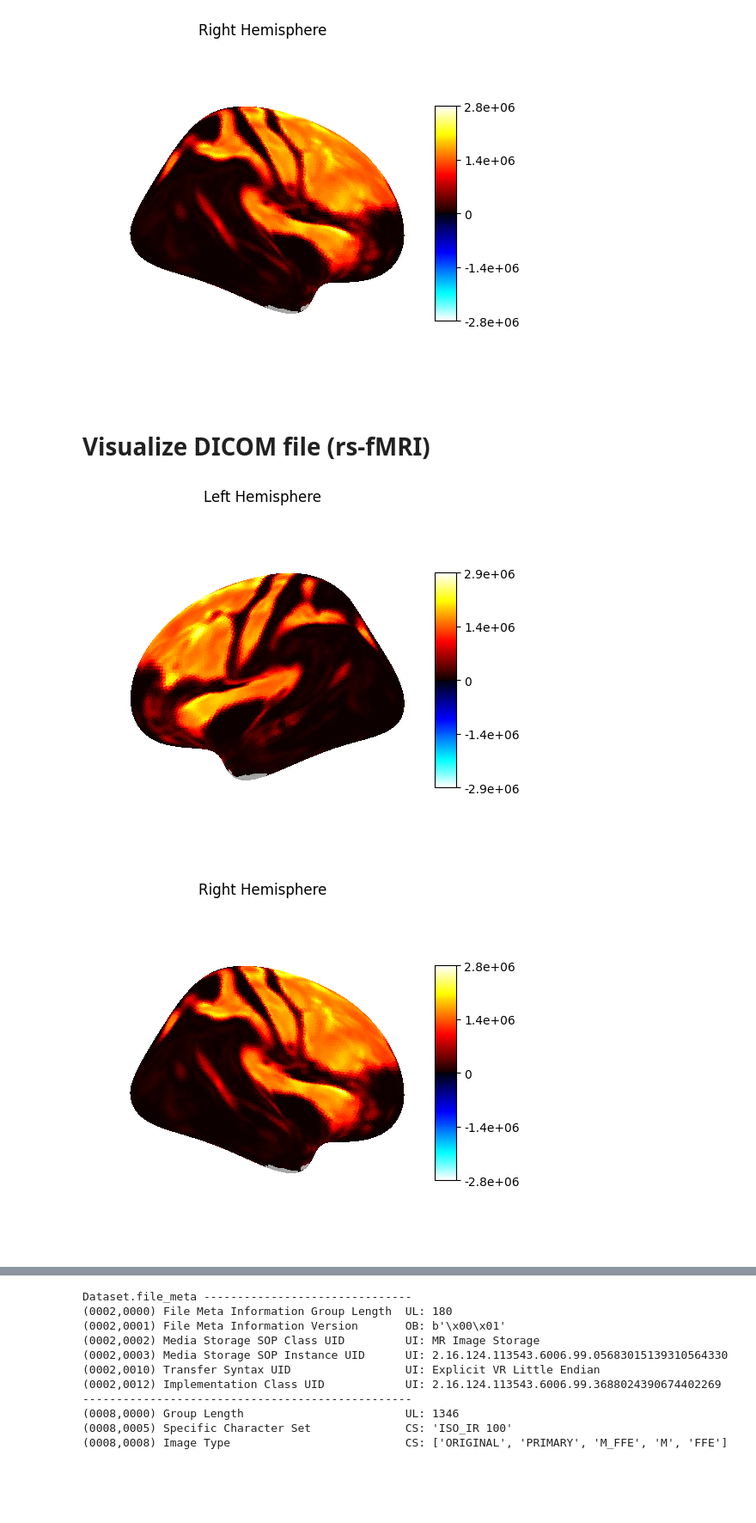
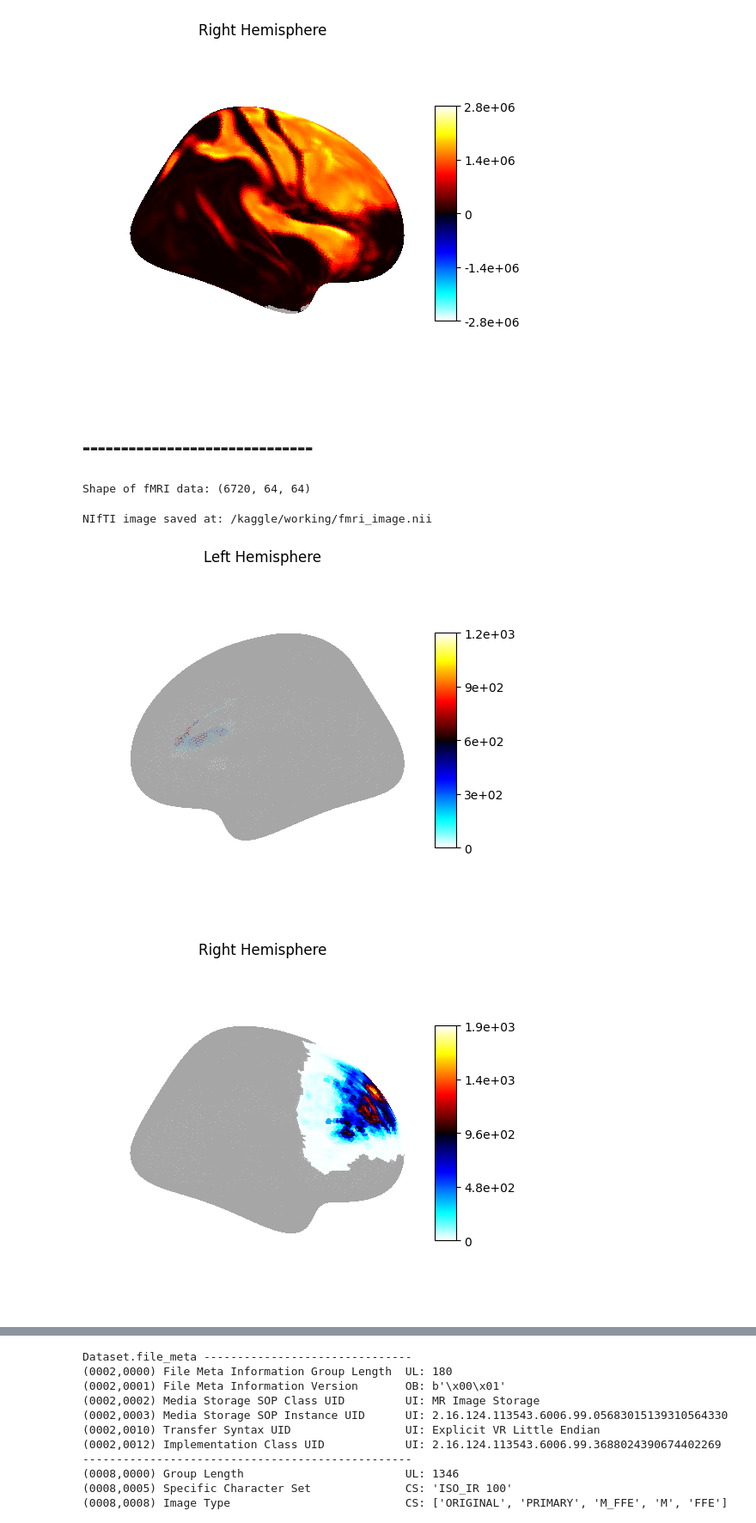
Before and after one commit to aliikhwan99/Different_stage_of_AD_detection, a Jupyter notebook: Different_stage_of_AD_detection.ipynb, the cells around one changed output, grey strips where cells are left out. Shown at 86% size. Saved outputs shown, nothing was run; the diff lists cells and outputs as text; code cells hidden in the pictures; blank space fills up the shorter version.

```diff
--- a/Different_stage_of_AD_detection.ipynb
+++ b/Different_stage_of_AD_detection.ipynb
@@ -67,23 +89,62 @@ plotting.show()
 # %% [output]
 [figure]
 [figure]
-# %% [markdown]
-# Visualize DICOM file (rs-fMRI)
+# %% [markdown]
+# ------------------------------
+# %%
+import os
+import pydicom
+import numpy as np
+
+# Path to the directory containing the DICOM files
+dicom_directory = '/kaggle/input/stage-of-alzheimer/NC/ADNI/002_S_0295/Resting_State_fMRI/2011-06-02_07_56_36.0/I238623'
+
+# Load the DICOM files
+def load_dicom_series(directory):
+    dicom_files = [os.path.join(directory, f) for f in os.listdir(directory) if f.endswith('.dcm')]
+    dicom_files.sort()  # Sort the files to maintain order
+    images = []
+    for dicom_file in dicom_files:
+        ds = pydicom.dcmread(dicom_file)
+        images.append(ds.pixel_array)  # Append pixel data
+    return np.array(images)
+
+# Load the fMRI data from the DICOM files
+fmri_data = load_dicom_series(dicom_directory)
+print(f"Shape of fMRI data: {fmri_data.shape}")  # (time_points, height, width)
+# %% [output]
+Shape of fMRI data: (6720, 64, 64)
+# %%
+import nibabel as nib
+
+# Convert fMRI data to NIfTI format
+nifti_img = nib.Nifti1Image(fmri_data, np.eye(4))  # You may need to adjust the affine transformation
+
+# Save the NIfTI file
+nifti_path = '/kaggle/working/fmri_image.nii'
+nib.save(nifti_img, nifti_path)
+
+print(f"NIfTI image saved at: {nifti_path}")
+# %% [output]
+NIfTI image saved at: /kaggle/working/fmri_image.nii
 # %%
-from nilearn import image
+from nilearn import image, plotting, surface, datasets
 
-# Load your fMRI image
-fmri_img = image.index_img(fmri_img, 0)  # Select the first volume (or another index)
+# Load the NIfTI image (3D image)
+fmri_img = image.load_img(nifti_path)
 
-# Project the selected volume to the cortical surface
+# Load a standard brain surface for visualization
+fsaverage = datasets.fetch_surf_fsaverage()
+
+# Project the 3D image to the cortical surface
 texture_left = surface.vol_to_surf(fmri_img, fsaverage.pial_left)
 texture_right = surface.vol_to_surf(fmri_img, fsaverage.pial_right)
 
 # Plot the projected data on the brain surface
 plotting.plot_surf_stat_map(fsaverage.infl_left, texture_left, hemi='left', title='Left Hemisphere')
 plotting.plot_surf_stat_map(fsaverage.infl_right, texture_right, hemi='right', title='Right Hemisphere')
 
 plotting.show()
 # %% [output]
-[figure, old version]
+[figure, new version]
-[figure, old version]
+[figure, new version]
```
Also changed, not shown: parts of 22 cells of this notebook.
